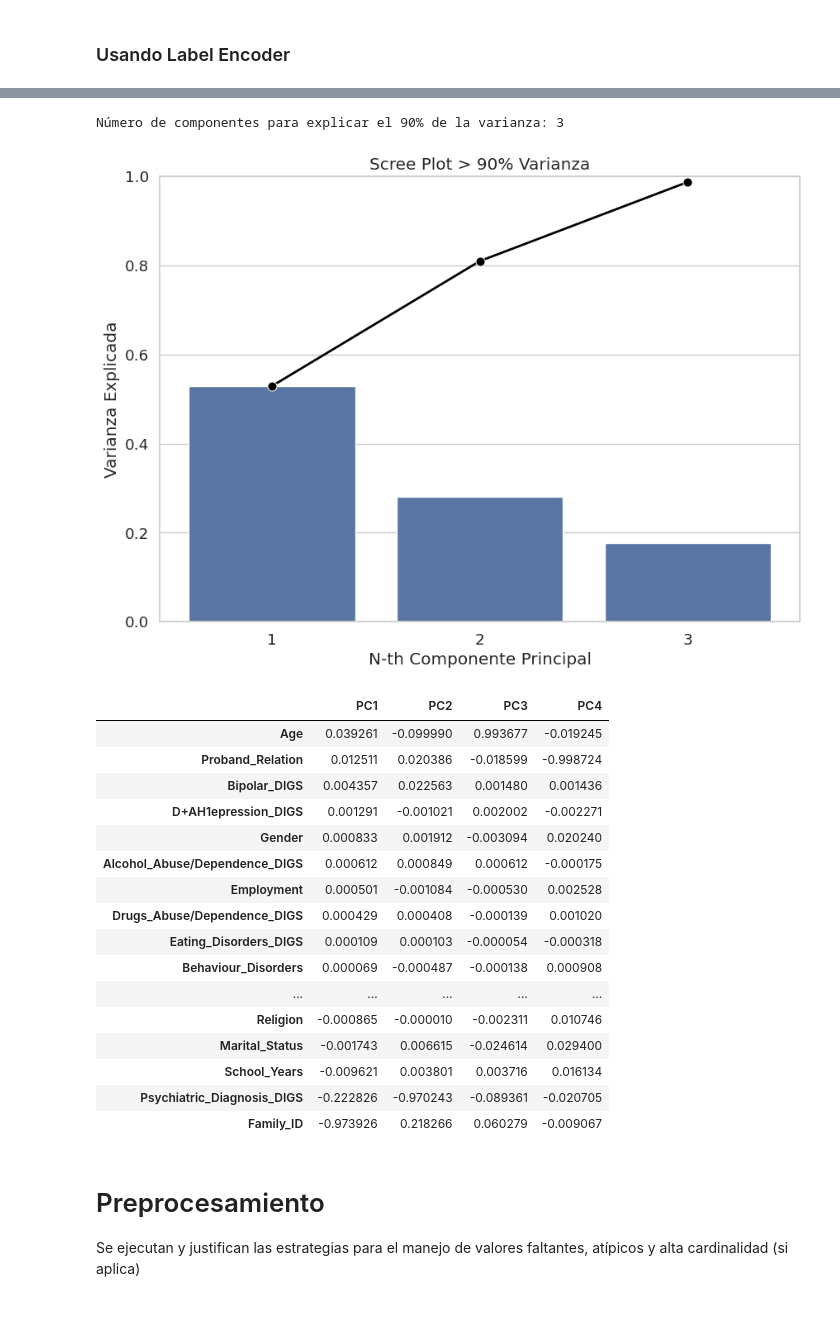
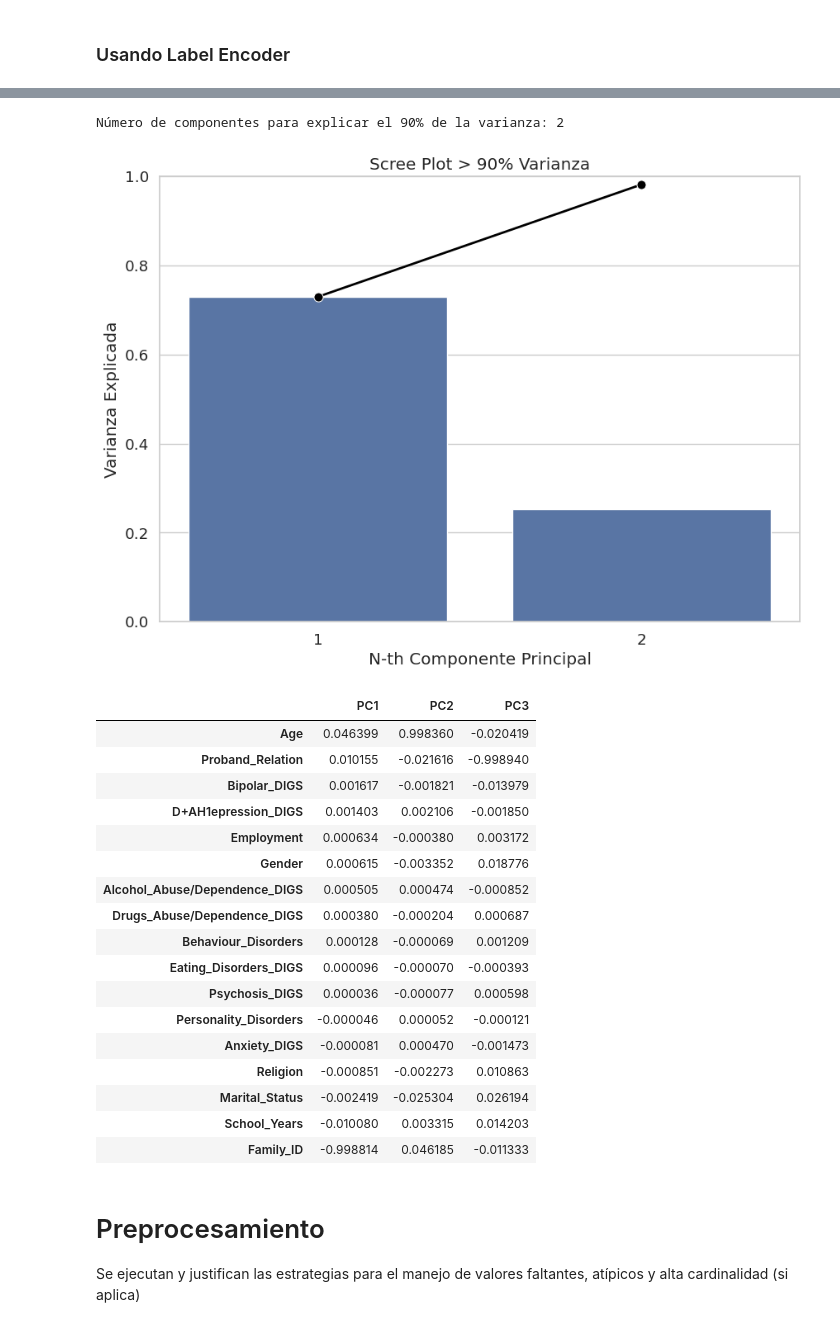
Before and after one commit to A01793101-GMuniz/ProyectoIntegrador, a Jupyter notebook: Avance1/Copia_Avance1_5.ipynb, the cells around one changed output, grey strips where cells are left out. Drawn from its saved outputs; the diff is of its cells as text; code cells hidden in the pictures.

```diff
--- a/Avance1/Copia_Avance1_5.ipynb
+++ b/Avance1/Copia_Avance1_5.ipynb
@@ -469,11 +472,13 @@ label_df = multi_df.copy()
 label_encoder = LabelEncoder()
 
 # Definimos las columnas categoricas
-columnas_categoricas = ["Proband_Relation", "Gender", "Marital_Status", "School_Years", "Employment", "Psychiatric_Diagnosis_DIGS", "Psychosis_DIGS", "D+AH1epression_DIGS",
+columnas_categoricas = ["Proband_Relation", "Gender", "Marital_Status", "School_Years", "Employment", "Psychosis_DIGS", "D+AH1epression_DIGS",
                         "Anxiety_DIGS", "Bipolar_DIGS", "Eating_Disorders_DIGS", "Alcohol_Abuse/Dependence_DIGS", "Drugs_Abuse/Dependence_DIGS", "Behaviour_Disorders", "Personality_Disorders"]
 # Aplicar la codificación de etiquetas a cada columna
 for columna in columnas_categoricas:
     label_df[columna] = label_encoder.fit_transform(label_df[columna])
+# Remove Psychiatric_Diagnosis_DIGS
+label_df.drop(columns=['Psychiatric_Diagnosis_DIGS'], inplace=True)
 
 label_df.head()
 # %% [output]
@@ -601,26 +606,27 @@ get_correlation_matrix(label_df, "kendall")
 # %%
 components = get_PCA(label_df)
-components.head(20)
+components.head(17)
 # %% [output]
-Número de componentes para explicar el 90% de la varianza: 3
+Número de componentes para explicar el 90% de la varianza: 2
-[figure, old version]
+[figure, new version]
-|  | PC1 | PC2 | PC3 | PC4 |
-| Age | 0.039261 | -0.099990 | 0.993677 | -0.019245 |
-| Proband_Relation | 0.012511 | 0.020386 | -0.018599 | -0.998724 |
-| Bipolar_DIGS | 0.004357 | 0.022563 | 0.001480 | 0.001436 |
-| D+AH1epression_DIGS | 0.001291 | -0.001021 | 0.002002 | -0.002271 |
-| Gender | 0.000833 | 0.001912 | -0.003094 | 0.020240 |
-| Alcohol_Abuse/Dependence_DIGS | 0.000612 | 0.000849 | 0.000612 | -0.000175 |
-| Employment | 0.000501 | -0.001084 | -0.000530 | 0.002528 |
-| Drugs_Abuse/Dependence_DIGS | 0.000429 | 0.000408 | -0.000139 | 0.001020 |
-| Eating_Disorders_DIGS | 0.000109 | 0.000103 | -0.000054 | -0.000318 |
-| Behaviour_Disorders | 0.000069 | -0.000487 | -0.000138 | 0.000908 |
-| ... | ... | ... | ... | ... |
-| Religion | -0.000865 | -0.000010 | -0.002311 | 0.010746 |
-| Marital_Status | -0.001743 | 0.006615 | -0.024614 | 0.029400 |
-| School_Years | -0.009621 | 0.003801 | 0.003716 | 0.016134 |
-| Psychiatric_Diagnosis_DIGS | -0.222826 | -0.970243 | -0.089361 | -0.020705 |
-| Family_ID | -0.973926 | 0.218266 | 0.060279 | -0.009067 |
+|  | PC1 | PC2 | PC3 |
+| Age | 0.046399 | 0.998360 | -0.020419 |
+| Proband_Relation | 0.010155 | -0.021616 | -0.998940 |
+| Bipolar_DIGS | 0.001617 | -0.001821 | -0.013979 |
+| D+AH1epression_DIGS | 0.001403 | 0.002106 | -0.001850 |
+| Employment | 0.000634 | -0.000380 | 0.003172 |
+| Gender | 0.000615 | -0.003352 | 0.018776 |
+| Alcohol_Abuse/Dependence_DIGS | 0.000505 | 0.000474 | -0.000852 |
+| Drugs_Abuse/Dependence_DIGS | 0.000380 | -0.000204 | 0.000687 |
+| Behaviour_Disorders | 0.000128 | -0.000069 | 0.001209 |
+| Eating_Disorders_DIGS | 0.000096 | -0.000070 | -0.000393 |
+| Psychosis_DIGS | 0.000036 | -0.000077 | 0.000598 |
+| Personality_Disorders | -0.000046 | 0.000052 | -0.000121 |
+| Anxiety_DIGS | -0.000081 | 0.000470 | -0.001473 |
+| Religion | -0.000851 | -0.002273 | 0.010863 |
+| Marital_Status | -0.002419 | -0.025304 | 0.026194 |
+| School_Years | -0.010080 | 0.003315 | 0.014203 |
+| Family_ID | -0.998814 | 0.046185 | -0.011333 |
 # %% [markdown]
 # Preprocesamiento
 Se ejecutan y justifican las estrategias para el manejo de valores faltantes, atípicos y alta cardinalidad (si aplica)
```
Also changed, not shown: parts of 8 cells of this notebook.
